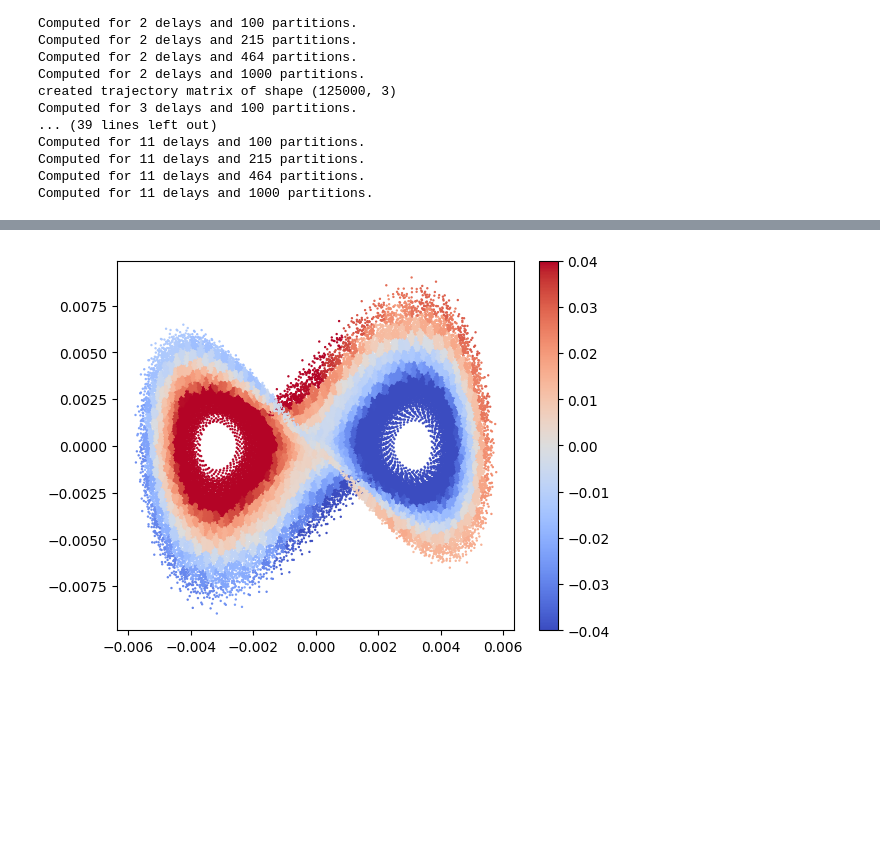
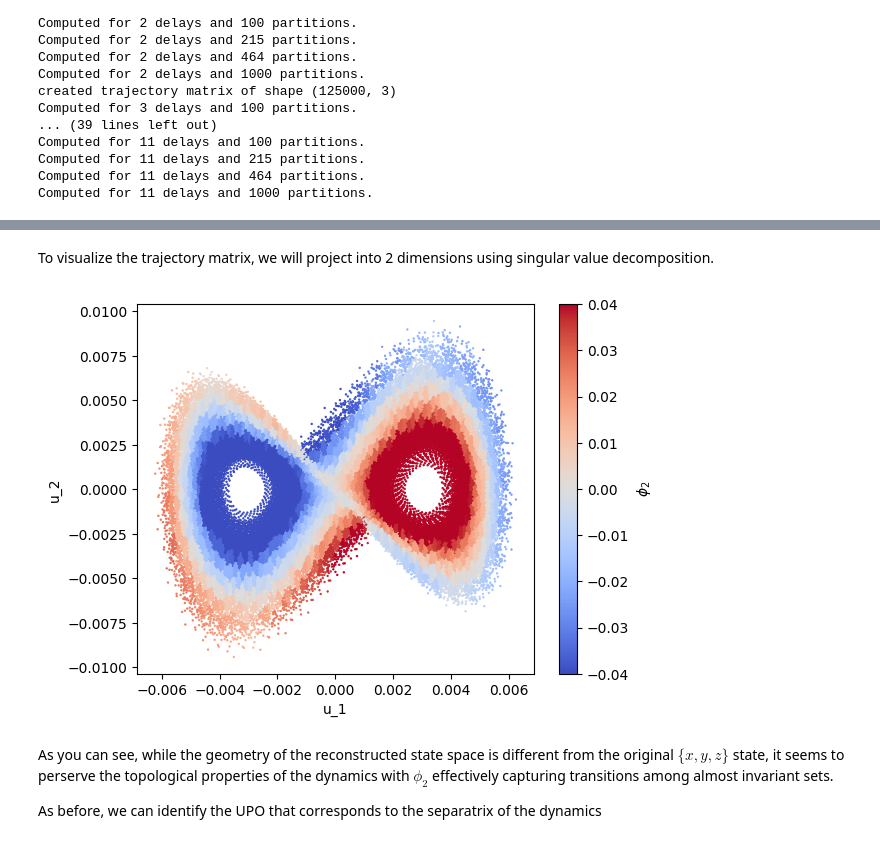
Before and after one commit to AntonioCCosta/DPG_PhysicsBehavior_2026, a Jupyter notebook: notebooks/notebook_3_Lorenz.ipynb, the cells around one changed output, grey strips where cells are left out. Saved outputs shown, nothing was run; the diff lists cells and outputs as text; code cells hidden in the pictures; blank space fills up the shorter version.

```diff
--- a/notebooks/notebook_3_Lorenz.ipynb
+++ b/notebooks/notebook_3_Lorenz.ipynb
@@ -252,5 +313,5 @@ plt.show()
 # %%
-K_star=10
+K_star=7
 traj_matrix = embed.trajectory_matrix(ma.masked_invalid(X),K=K_star-1)
 # %%
 N=1000
@@ -267,15 +328,23 @@ eigvecs_emp = eigvecs_emp/np.linalg.norm(eigvecs_emp,axis=0)
 phi2_emp = eigvecs_emp[:,1]
 phi2_traj = ma.masked_invalid(phi2_emp)[labels_all]
 phi2_traj[labels_all.mask]=ma.masked
+# %% [markdown]
+To visualize the trajectory matrix, we will project into 2 dimensions using singular value decomposition.
 # %%
 u,s,v = np.linalg.svd(traj_matrix,full_matrices=False)
 color_abs = np.max(np.abs(phi2_emp))
 sel = ~phi2_traj.mask
 plt.scatter(u[sel,0],u[sel,1],c=phi2_traj[sel],cmap='coolwarm',s=0.5,vmin=-.04,vmax=.04)
-plt.colorbar()
+plt.colorbar(label=r'$\phi_2$')
+plt.xlabel('u_1')
+plt.ylabel('u_2')
 plt.show()
 # %% [output]
-[figure, old version]
+[figure, new version]
+# %% [markdown]
+As you can see, while the geometry of the reconstructed state space is different from the original $\{x,y,z\}$ state, it seems to perserve the topological properties of the dynamics with $\phi_2$ effectively capturing transitions among almost invariant sets.
+
+As before, we can identify the UPO that corresponds to the separatrix of the dynamics
 # %%
 from scipy.signal import find_peaks
 
```
Also changed, not shown: parts of 50 cells of this notebook.
